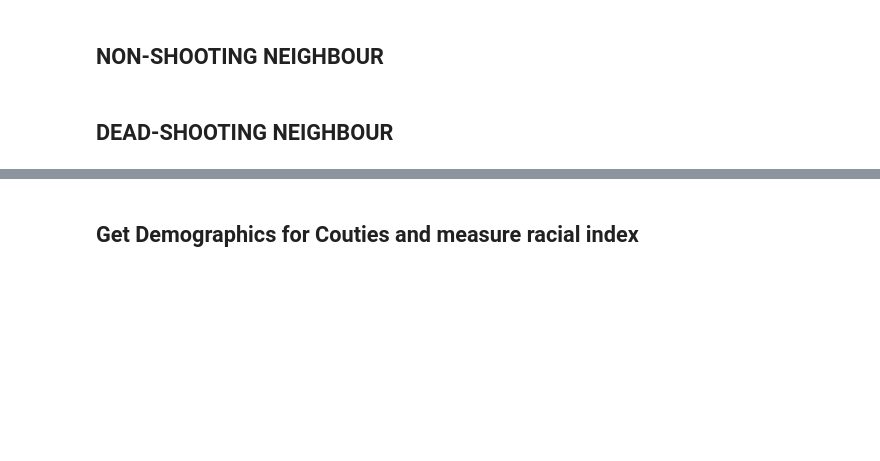
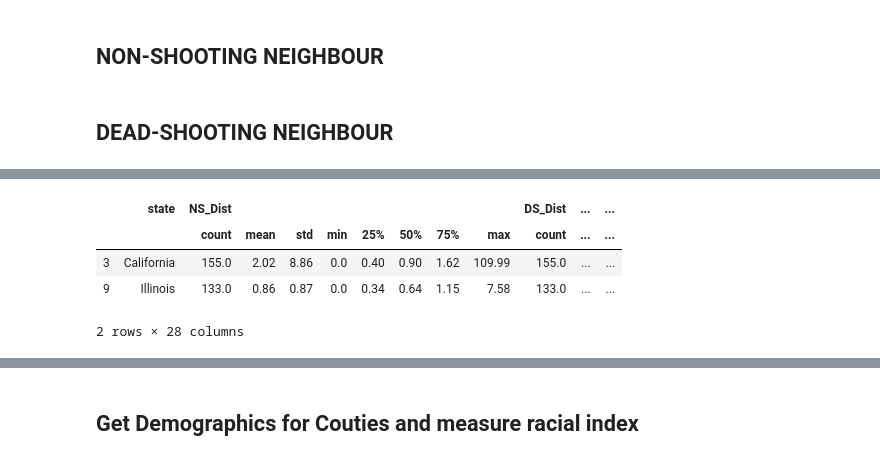
Before and after one commit to annabeck/Gun_Violence_E19, a Jupyter notebook: 08 Spatial Analysis.ipynb, the cells around one changed output, grey strips where cells are left out. Drawn from its saved outputs; the diff is of its cells as text; code cells hidden in the pictures; blank space fills up the shorter version.

```diff
--- a/08 Spatial Analysis.ipynb
+++ b/08 Spatial Analysis.ipynb
@@ -170,4 +202,6 @@ mass_shootings['DS_Dist'] = nn_ds
 # %%
-ms_nn = mass_shootings[['State','County','NS_Dist','DS_Dist','MS_Dist']]
+#extract relevant columns
+ms_nn = mass_shootings[['state','County','NS_Dist','DS_Dist','MS_Dist']]
 # %%
-ms_nn_desc = ms_nn.groupby(['State','County']).describe().reset_index() # descriptive statistics on the KKN
+ms_nn_desc = ms_nn.groupby(['state','County']).describe().reset_index() # descriptive statistics on the KKN
+ms_nn_desc_state = ms_nn.groupby(['state']).describe().reset_index()
@@ -189,0 +208,17 @@ ms_nn_desc.sort_values(('NS_Dist', 'count'), ascending=False).head(10)
+# %%
+#sorted_desc = ms_nn_desc.sort_values(('NS_Dist', 'count'), ascending=False).head(10)
+#sorted_desc
+sorted_desc1 = ms_nn_desc_state.sort_values(('NS_Dist', 'count'), ascending=False).round(2)
+
+#make range columns
+sorted_desc1['NS_Range'] = sorted_desc1[('NS_Dist',   'min')].map(str) +'-'+ sorted_desc1[('NS_Dist',   'max')].map(str)
+sorted_desc1['DS_Range'] = sorted_desc1[('DS_Dist',   'min')].map(str) +'-'+ sorted_desc1[('DS_Dist',   'max')].map(str)
+sorted_desc1['MS_Range'] = sorted_desc1[('MS_Dist',   'min')].map(str) +'-'+ sorted_desc1[('MS_Dist',   'max')].map(str)
+# %%
+sorted_desc1.head(2)
+# %% [output]
+|  | state | NS_Dist |  |  |  |  |  |  |  | DS_Dist | ... | ... |
+|  |  | count | mean | std | min | 25% | 50% | 75% | max | count | ... | ... |
+| 3 | California | 155.0 | 2.02 | 8.86 | 0.0 | 0.40 | 0.90 | 1.62 | 109.99 | 155.0 | ... | ... |
+| 9 | Illinois | 133.0 | 0.86 | 0.87 | 0.0 | 0.34 | 0.64 | 1.15 | 7.58 | 133.0 | ... | ... |
+2 rows × 28 columns
```
Also changed, not shown: parts of 11 cells of this notebook.
